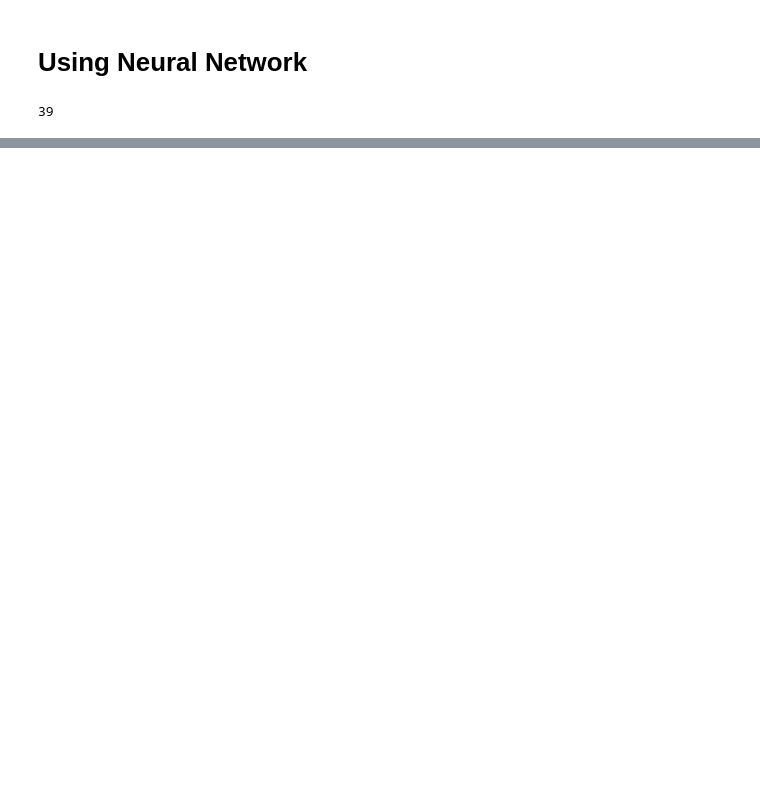
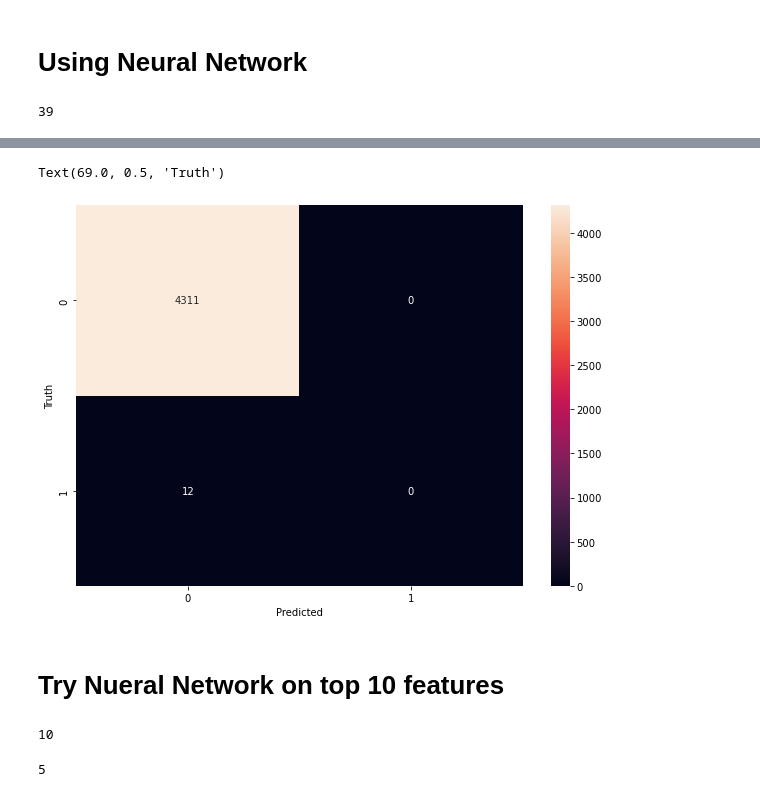
Before and after one commit to dcmar18/NBA-MVP, a Jupyter notebook: data_analysis.ipynb, the cells around one changed output, grey strips where cells are left out. Saved outputs shown, nothing was run; the diff lists cells and outputs as text; code cells hidden in the pictures; blank space fills up the shorter version.

Commit message:
Wrote code to try nueral network on top 10 features

```diff
--- a/data_analysis.ipynb
+++ b/data_analysis.ipynb
@@ -348,6 +375,6 @@ hidden_nodes_layer1
 # %%
 # Define the number of hidden nodes for the second hidden layer
-hidden_nodes_layer2 =  9
+hidden_nodes_layer2 =  10
 
 # Review the number hidden nodes in the second layer
 hidden_nodes_layer2
@@ -361,7 +388,7 @@ nn.add(Dense(units=hidden_nodes_layer1, input_dim=number_input_features, activat
 # Add the second hidden layer
 nn.add(Dense(units=hidden_nodes_layer2, activation="relu"))
 # Add the output layer to the model specifying the number of output neurons and activation function
-nn.add(Dense(units=number_output_neurons, activation="linear"))
+nn.add(Dense(units=number_output_neurons, activation="sigmoid"))
 # Display the Sequential model summary
 nn.summary()
 # %% [output]
@@ -415,0 +443,3 @@ Loss: 0.042817339301109314, Accuracy: 0.9972241520881653
+# %%
+yp = nn.predict(X_test_scaled)
+yp[:5]
@@ -415,0 +452,7 @@ Loss: 0.042817339301109314, Accuracy: 0.9972241520881653
+# %%
+y_pred = []
+for element in yp:
+    if element > 0.5:
+        y_pred.append(1)
+    else:
+        y_pred.append(0)
@@ -415,0 +474,12 @@ Loss: 0.042817339301109314, Accuracy: 0.9972241520881653
+# %%
+cm = tf.math.confusion_matrix(labels=y_test,predictions=y_pred)
+
+plt.figure(figsize = (10,7))
+sns.heatmap(cm, annot=True, fmt='d')
+plt.xlabel('Predicted')
+plt.ylabel('Truth')
+# %% [output]
+Text(69.0, 0.5, 'Truth')
+[figure, added]
+# %% [markdown]
+# Try Nueral Network on top 10 features
@@ -415,0 +504,18 @@ Loss: 0.042817339301109314, Accuracy: 0.9972241520881653
+# %%
+# Define the the number of inputs (features) to the model
+number_input_features = len(X_train.iloc[0])
+
+# Review the number of features
+number_input_features
+# %% [output]
+10
+# %%
+# Define the number of neurons in the output layer
+number_output_neurons = 1
+# Define the number of hidden nodes for the first hidden layer
+hidden_nodes_layer1 =  5
+
+# Review the number hidden nodes in the first layer
+hidden_nodes_layer1
+# %% [output]
+5
```
Also changed, not shown: parts of 24 cells of this notebook.
